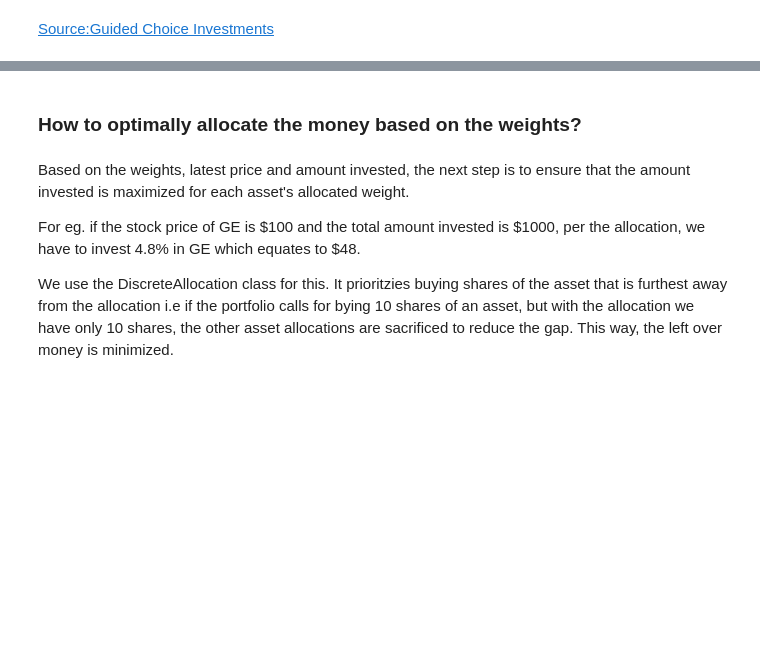
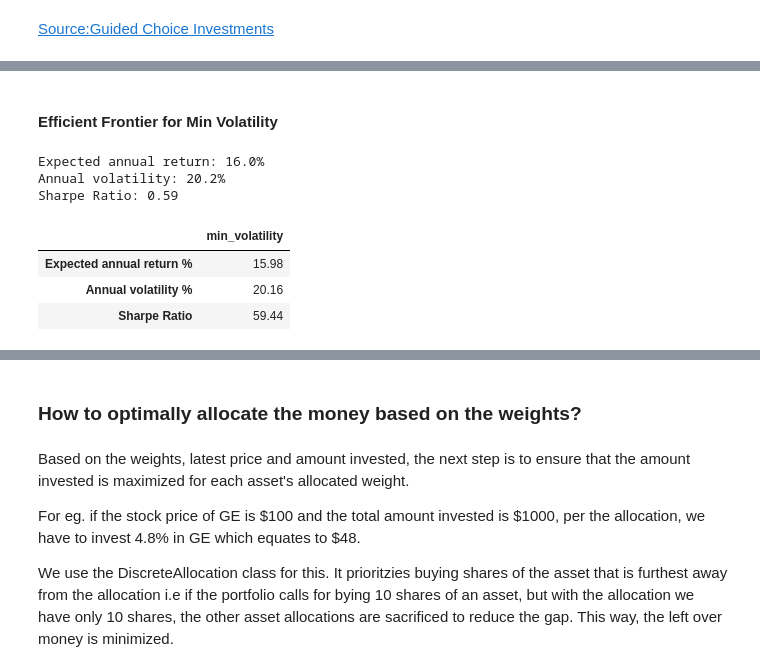
Before and after one commit to rahulakrish/portfolio_builder, a Jupyter notebook: code/new.ipynb, the cells around one changed output, grey strips where cells are left out. Saved outputs shown, nothing was run; the diff lists cells and outputs as text; code cells hidden in the pictures; blank space fills up the shorter version.

```diff
--- a/code/new.ipynb
+++ b/code/new.ipynb
@@ -657,0 +647,23 @@ cleaned_weights
+# %% [markdown]
+#### Efficient Frontier for Min Volatility
+# %%
+#min volatility
+#optimizes for minimum volatility.returns asset weights for least risk
+ef2 = EfficientFrontier(mu,sigma)
+ef2.min_volatility()
+
+#this is performance for min_volatility
+perf = ef2.portfolio_performance(verbose=True,risk_free_rate=0.04)
+
+#assemble into a df for readability
+ef2_df = pd.DataFrame(perf,index=['Expected annual return %','Annual volatility %','Sharpe Ratio'],columns=['min_volatility'])
+ef2_df = ef2_df.apply(lambda x : round((100*x),2))
+ef2_df
+# %% [output]
+Expected annual return: 16.0%
+Annual volatility: 20.2%
+Sharpe Ratio: 0.59
+|  | min_volatility |
+| Expected annual return % | 15.98 |
+| Annual volatility % | 20.16 |
+| Sharpe Ratio | 59.44 |
```
Also changed, not shown: parts of 47 cells of this notebook.
